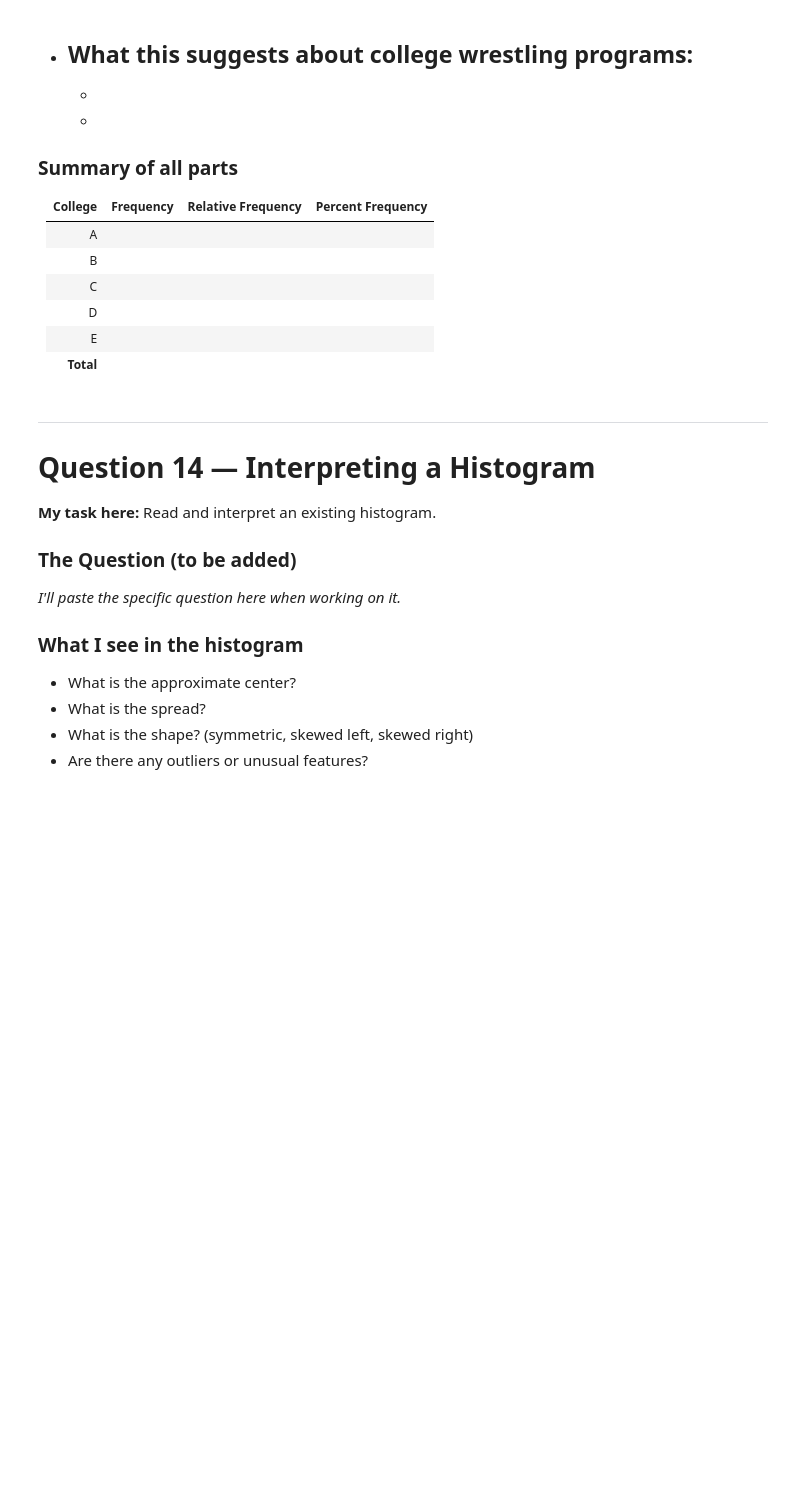
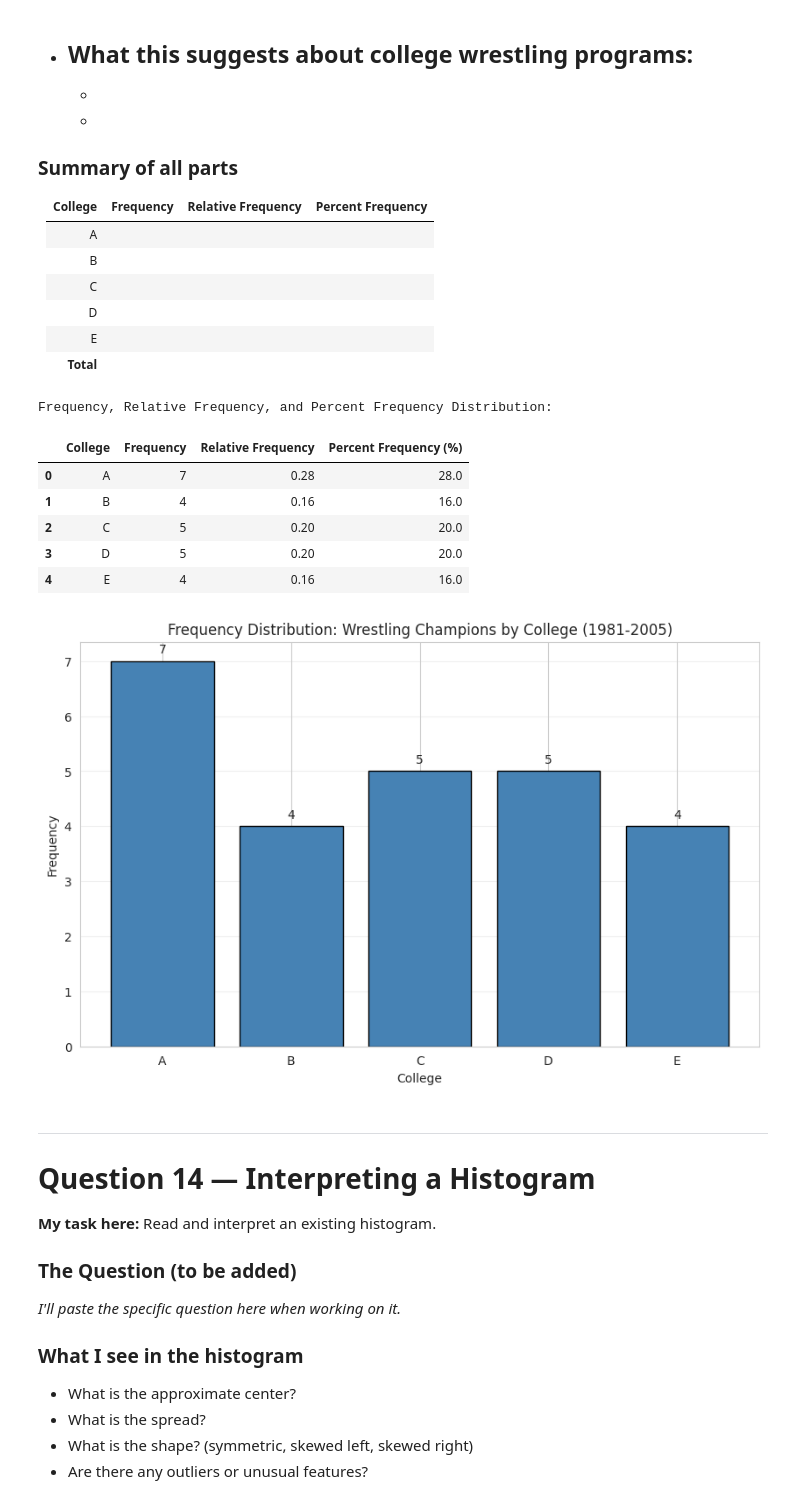
Before and after one commit to alysolamon/Applied-Statistics-For-Business, a Jupyter notebook: Week 1 - Types of Data Measurement Scale & Graphical Displays.ipynb, the cells around one changed output. Drawn from its saved outputs; the diff is of its cells as text; code cells hidden in the pictures; blank space fills up the shorter version.

```diff
--- a/Week 1 - Types of Data Measurement Scale & Graphical Displays.ipynb
+++ b/Week 1 - Types of Data Measurement Scale & Graphical Displays.ipynb
@@ -920,3 +961,58 @@ data = ['A', 'D', 'E', 'D', 'A',
+# %%
+# Workspace for Question 13
+# Raw data from 1981-2005 (25 years)
+data = ['A', 'D', 'E', 'D', 'A',
+        'C', 'B', 'D', 'A', 'A',
+        'B', 'C', 'D', 'C', 'A',
+        'E', 'B', 'E', 'C', 'E',
+        'D', 'B', 'A', 'C', 'A']
+
+# Part (a) - Frequency Distribution
+# Using pandas value_counts() - easiest!
+freq_series = pd.Series(data).value_counts().sort_index()
+
+# Create a DataFrame from the series for easier manipulation
+freq_table = pd.DataFrame({
+    'College': freq_series.index,
+    'Frequency': freq_series.values
+})
+
+# Part (b) - Relative Frequency Distribution
+
+#so to get the RF we need to first the total of the FreQ
+total_champions = freq_table['Frequency'].sum()
+
+#We will take the FreQ total/sum then divide by the new total_champions
+freq_table['Relative Frequency'] = freq_table['Frequency'] / total_champions
+
+# Part (c) - Percent Frequency Distribution
+freq_table['Percent Frequency (%)'] = freq_table['Relative Frequency'] * 100
+
+print("Frequency, Relative Frequency, and Percent Frequency Distribution:")
+display(freq_table)
+
+# Part (d) - Bar Chart Construction
+plt.figure(figsize=(10, 6))
+plt.bar(freq_table['College'], freq_table['Frequency'], color='steelblue', edgecolor='black')
+plt.xlabel('College')
+plt.ylabel('Frequency')
+plt.title('Frequency Distribution: Wrestling Champions by College (1981-2005)')
+plt.grid(True, alpha=0.3, axis='y')
+
+# Add value labels on top of bars
+for i, freq in enumerate(freq_table['Frequency']):
+    plt.text(i, freq + 0.1, str(freq), ha='center', va='bottom')
+
+plt.show()
+# %% [output]
+Frequency, Relative Frequency, and Percent Frequency Distribution:
+|  | College | Frequency | Relative Frequency | Percent Frequency (%) |
+| 0 | A | 7 | 0.28 | 28.0 |
+| 1 | B | 4 | 0.16 | 16.0 |
+| 2 | C | 5 | 0.20 | 20.0 |
+| 3 | D | 5 | 0.20 | 20.0 |
+| 4 | E | 4 | 0.16 | 16.0 |
+[figure, added]
 # %% [markdown]
 ---
 
```
Also changed, not shown: parts of 7 cells of this notebook.
